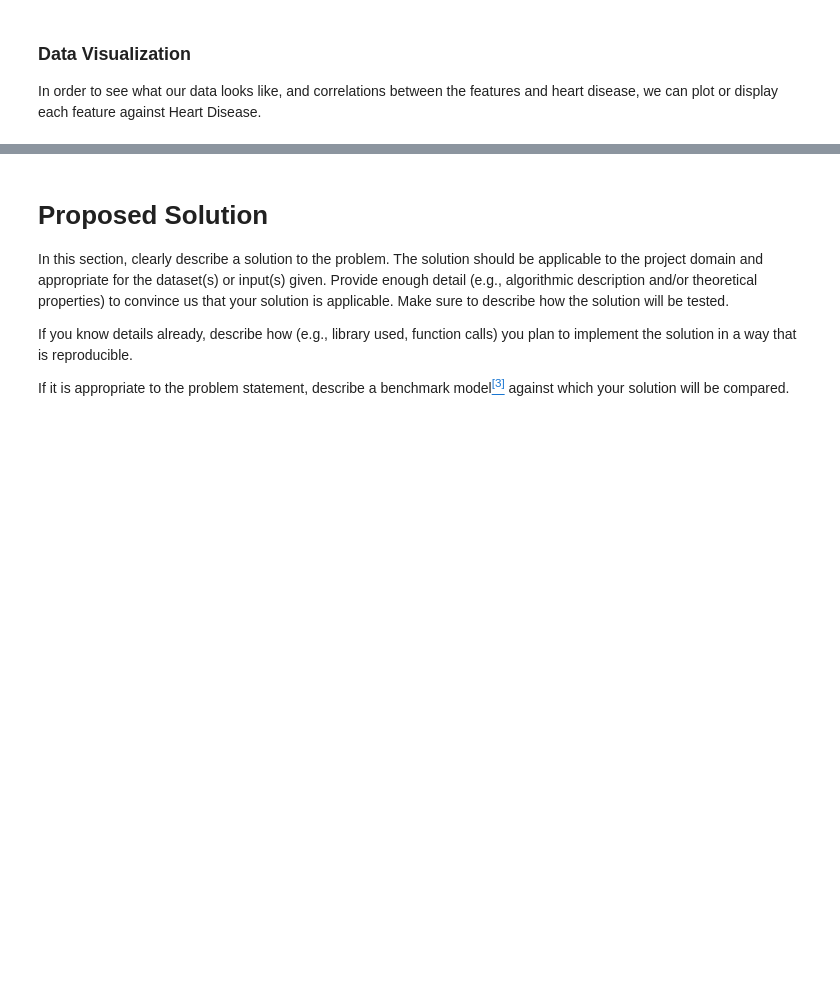
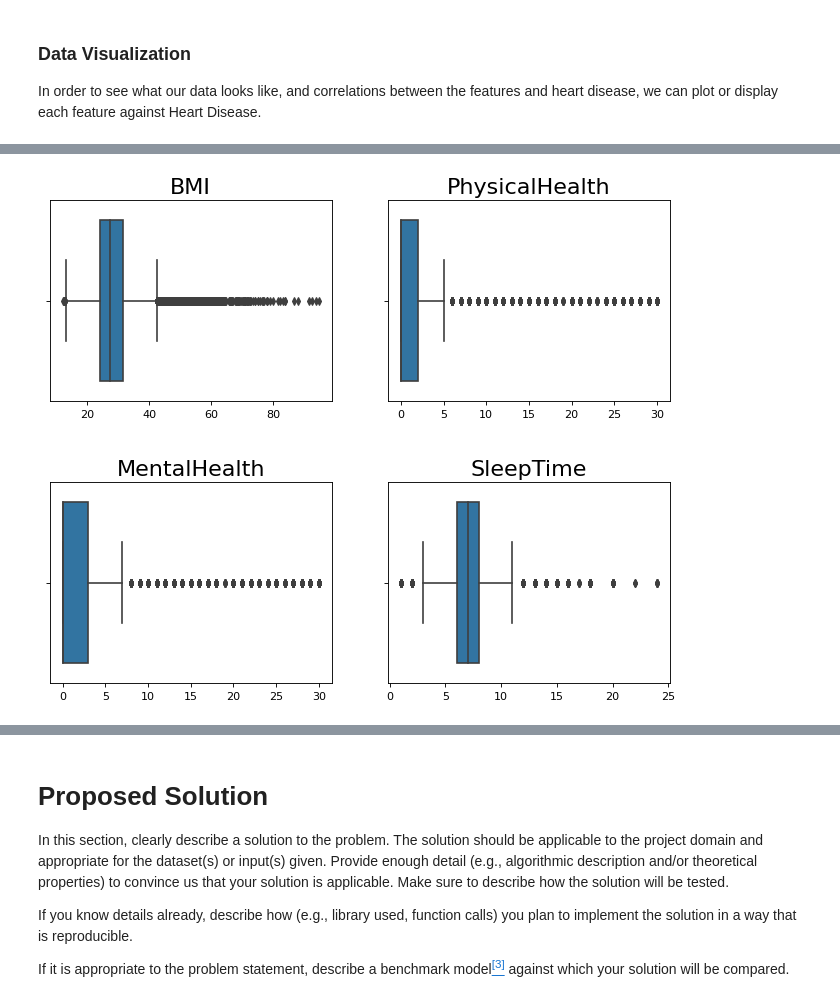
Before and after one commit to COGS118A/Group041-Sp22, a Jupyter notebook: Checkpoint_group041.ipynb, the cells around one changed output, grey strips where cells are left out. Cells and saved outputs as stored; diff of their text form; code cells hidden in the pictures; blank space fills up the shorter version.

```diff
--- a/Checkpoint_group041.ipynb
+++ b/Checkpoint_group041.ipynb
@@ -97,0 +118,25 @@ display each feature against Heart Disease.
+# %%
+# Get all continuously valued features
+continuous_features = ['BMI', 'PhysicalHealth', 'MentalHealth', 'SleepTime']
+
+# Get an axis to plot to
+fig, axes = plt.subplots(2, 2, figsize=(10, 8), dpi=80)
+
+# Add spacing between plots
+fig.subplots_adjust(hspace=0.4)
+
+# Create a boxplot for each feature
+for axis, feature in zip(axes.flatten(), continuous_features):
+
+    # Plot the feature
+    sns.boxplot(x=feature, data=data, ax=axis)
+
+    # Set the plot aesthetics
+    axis.set_title(feature, fontsize=20)
+    axis.set_xlabel('')
+
+
+# Display all box plots
+plt.show()
+# %% [output]
+[figure, added]
```
Also changed, not shown: parts of 21 cells of this notebook, 3 other files.
